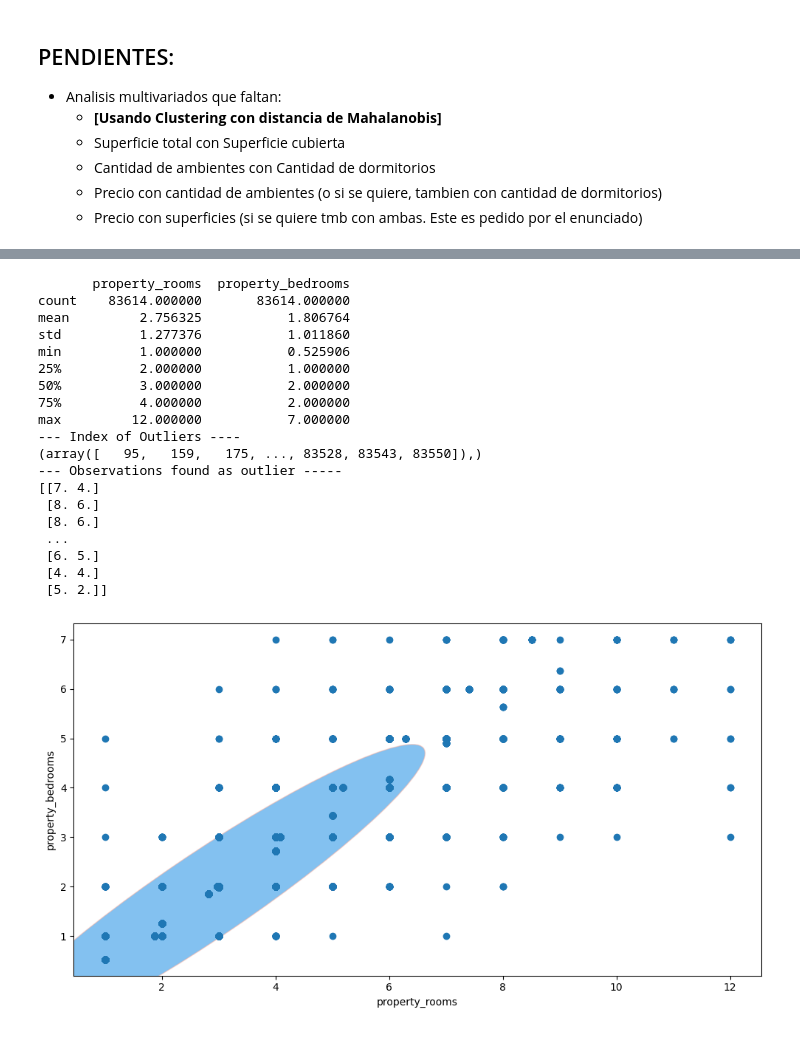
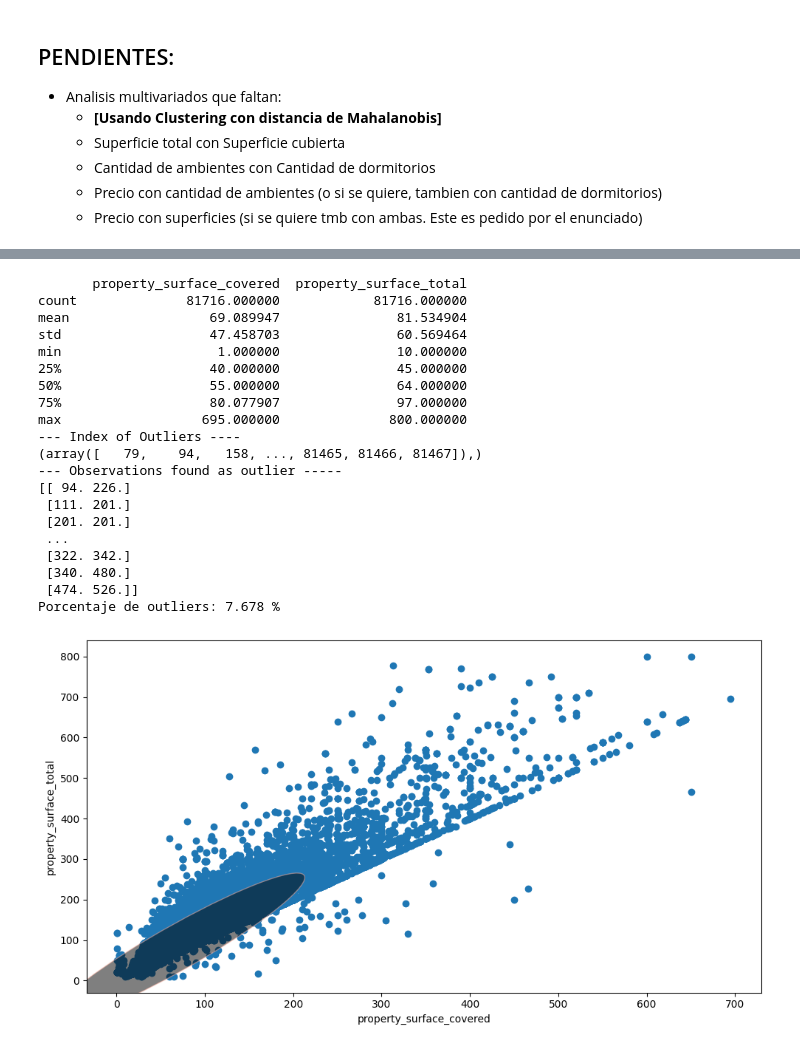
Before and after one commit to MiguelV5/7506-Organizacion_de_datos, a Jupyter notebook: TP1/7506R_2C2022_GRUPO3.ipynb, the cells around one changed output, grey strips where cells are left out. Saved outputs shown, nothing was run; the diff lists cells and outputs as text; code cells hidden in the pictures.

Commit message:
udpate notebook - agrupamiento por paula - redimens por ramiro - casi finalizados outliers

```diff
--- a/TP1/7506R_2C2022_GRUPO3.ipynb
+++ b/TP1/7506R_2C2022_GRUPO3.ipynb
@@ -736 +739,3 @@ Entre ellas utilizando:
+# %%
+df_preprocesado = ds_properati.copy()
 # %% [markdown]
@@ -1003,3 +1077,15 @@ fig.show()
 Para la superficie cubierta se observan resultados similares al analisis de superficie total, y continuando con el mismo criterio se decide, teniendo en cuenta lo observado, admitir viviendas con superficies cubiertas de:
 - A lo sumo 800 metros cuadrados para el caso de Casas y PHs.
 - A lo sumo 600 metros cuadrados para el caso de Departamentos.
+# %%
+outlier_departamento_th = 600
+outlier_ph_th = 800
+outlier_casa_th = 800
+pctg_outlier_departamento = df_preprocesado[(df_preprocesado['property_type']  == 'Departamento') & (df_preprocesado["property_surface_covered"] > outlier_departamento_th)].property_surface_total.count()*100 / df_preprocesado[(df_preprocesado['property_type']  == 'Departamento')].property_surface_total.count()
+pctg_outlier_ph = df_preprocesado[(df_preprocesado['property_type']  == 'PH') & (df_preprocesado["property_surface_covered"] > outlier_ph_th)].property_surface_total.count()*100 / df_preprocesado[(df_preprocesado['property_type']  == 'PH')].property_surface_total.count()
+pctg_outlier_casa = df_preprocesado[(df_preprocesado['property_type']  == 'Casa') & (df_preprocesado["property_surface_covered"] > outlier_casa_th)].property_surface_total.count()*100 / df_preprocesado[(df_preprocesado['property_type']  == 'Casa')].property_surface_total.count()
+
+print('Porcentaje del dataset aplicando el filtro a:')
+print(' - Departamento %f' % (pctg_outlier_departamento))
+print(' - PH %f' % (pctg_outlier_ph))
+print(' - Casa %f' % (pctg_outlier_casa))
@@ -1216,20 +1355,21 @@ plt.show()
 # %%
-df_outlier_1 = ds_properati[['property_rooms','property_bedrooms']]
-print(df_outlier_1.describe())
-df_outlier_1 = df_outlier_1.dropna()
-df_outlier_1 = df_outlier_1.to_numpy()
+df_outlier_1 = df_preprocesado[['property_surface_covered','property_surface_total']]
+df = df_outlier_1.copy()
+print(df.describe())
+df = df.dropna()
+df = df.to_numpy()
 # Covariance matrix
-covariance  = np.cov(df_outlier_1 , rowvar=False)
+covariance  = np.cov(df , rowvar=False)
 
 # Covariance matrix power of -1
 covariance_pm1 = np.linalg.matrix_power(covariance, -1)
 
 # Center point
-centerpoint = np.mean(df_outlier_1 , axis=0)
+centerpoint = np.mean(df , axis=0)
 
 # Distances between center point and
 distances = []
-for i, val in enumerate(df_outlier_1):
+for i, val in enumerate(df):
       p1 = val
       p2 = centerpoint
       distance = (p1-p2).T.dot(covariance_pm1).dot(p1-p2)
@@ -1237,7 +1377,7 @@ for i, val in enumerate(df_outlier_1):
 distances = np.array(distances)
 
 # Cutoff (threshold) value from Chi-Sqaure Distribution for detecting outliers
-cutoff = st.chi2.ppf(0.99, df_outlier_1.shape[1])
+cutoff = st.chi2.ppf(0.99, df.shape[1])
 
 # Index of outliers
 outlierIndexes = np.where(distances > cutoff )
@@ -1247,47 +1387,51 @@ print(outlierIndexes)
 # array([24, 35, 67, 81])
 
 print('--- Observations found as outlier -----')
-print(df_outlier_1[ distances > cutoff , :])
+print(df[ distances > cutoff , :])
+# print('size of datset: %f' % (df_outlier_1.count()))
+print('Porcentaje de outliers: %.3f %%' % (df[ distances > cutoff , :].size*100 / df_outlier_1.shape[0]))
+df_outlier_1.drop(df_outlier_1.index[outlierIndexes], inplace=True)
 # %% [output]
-       property_rooms  property_bedrooms
-count    83614.000000       83614.000000
-mean         2.756325           1.806764
-std          1.277376           1.011860
-min          1.000000           0.525906
-25%          2.000000           1.000000
-50%          3.000000           2.000000
-75%          4.000000           2.000000
-max         12.000000           7.000000
+       property_surface_covered  property_surface_total
+count              81716.000000            81716.000000
+mean                  69.089947               81.534904
+std                   47.458703               60.569464
+min                    1.000000               10.000000
+25%                   40.000000               45.000000
+50%                   55.000000               64.000000
+75%                   80.077907               97.000000
+max                  695.000000              800.000000
 --- Index of Outliers ----
-(array([   95,   159,   175, ..., 83528, 83543, 83550]),)
+(array([   79,    94,   158, ..., 81465, 81466, 81467]),)
 --- Observations found as outlier -----
-[[7. 4.]
- [8. 6.]
- [8. 6.]
+[[ 94. 226.]
+ [111. 201.]
+ [201. 201.]
  ...
- [6. 5.]
- [4. 4.]
- [5. 2.]]
+ [322. 342.]
+ [340. 480.]
+ [474. 526.]]
+Porcentaje de outliers: 7.678 %
 # %%
 ## Finding ellipse dimensions
 pearson = covariance[0, 1]/np.sqrt(covariance[0, 0] * covariance[1, 1])
 ell_radius_x = np.sqrt(1 + pearson)
 ell_radius_y = np.sqrt(1 - pearson)
 lambda_, v = np.linalg.eig(covariance)
 lambda_ = np.sqrt(lambda_)
 
 # Ellipse patch
 ellipse = patches.Ellipse(xy=(centerpoint[0], centerpoint[1]),
                   width=lambda_[0]*np.sqrt(cutoff)*2, height=lambda_[1]*np.sqrt(cutoff)*2,
                   angle=np.rad2deg(np.arccos(v[0, 0])), edgecolor='#fab1a0')
-ellipse.set_facecolor('#0984e3')
+ellipse.set_facecolor('#000000')
 ellipse.set_alpha(0.5)
 fig = plt.figure()
 ax = plt.subplot()
+plt.scatter(df[: , 0], df[ : , 1])
 ax.add_artist(ellipse)
-plt.scatter(df_outlier_1[: , 0], df_outlier_1[ : , 1])
-plt.xlabel("property_rooms")
-plt.ylabel("property_bedrooms")
+plt.xlabel("property_surface_covered")
+plt.ylabel("property_surface_total")
 plt.show()
 # %% [output]
-[figure, old version]
+[figure, new version]
```
Also changed, not shown: parts of 117 cells of this notebook.
